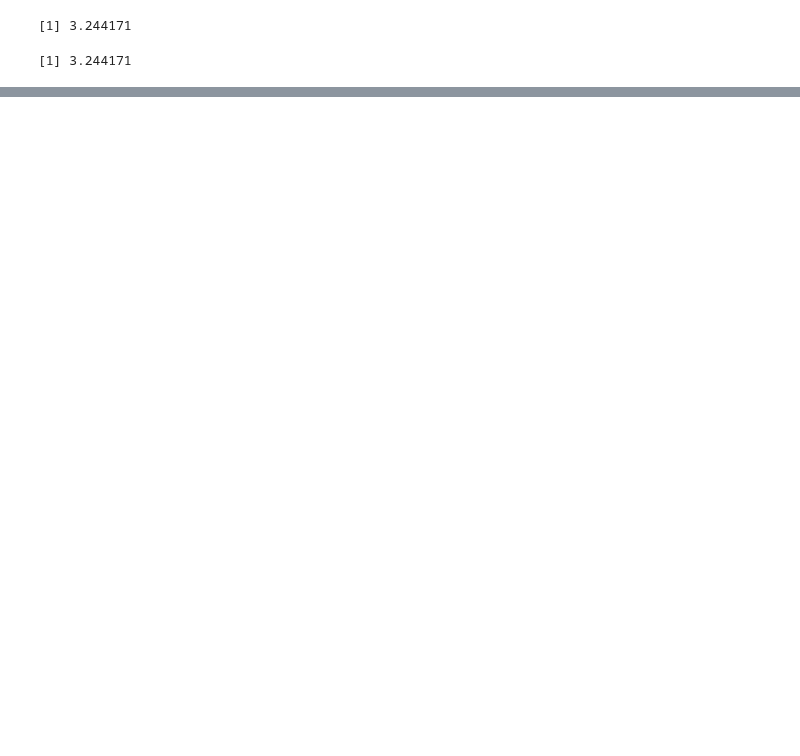
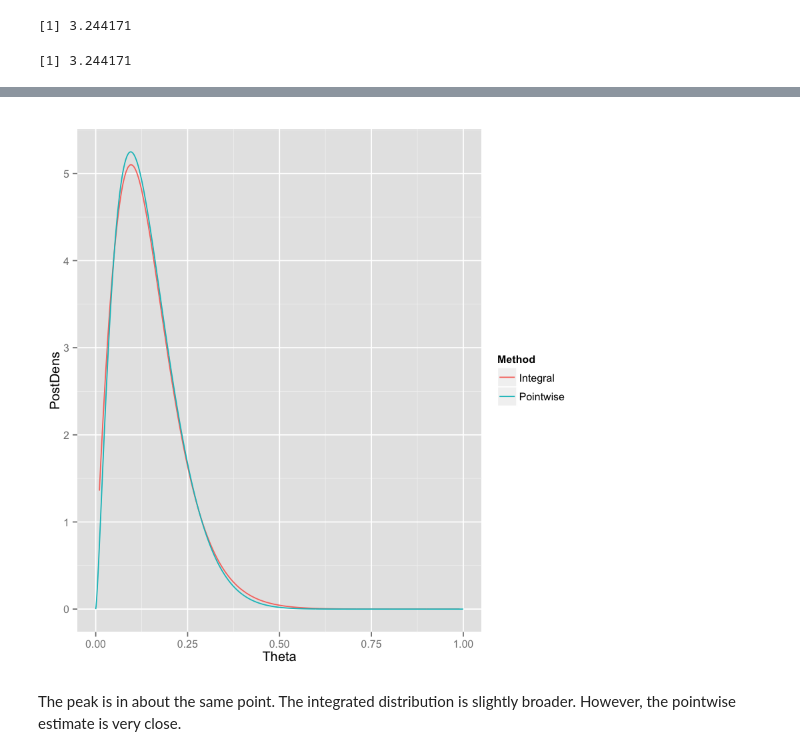
Before and after one commit to mdekstrand/rat-tumors, a Jupyter notebook: RatTumors.ipynb, the cells around one changed output, grey strips where cells are left out. Saved outputs shown, nothing was run; the diff lists cells and outputs as text; code cells hidden in the pictures; blank space fills up the shorter version.

```diff
--- a/RatTumors.ipynb
+++ b/RatTumors.ipynb
@@ -310,3 +336,5 @@ thetas.frame$PostDens = theta.post(thetas.frame$Theta)
+# %%
+thetas.frame = thetas.frame %>% mutate(PostDens=PostDens/sum(PostDens * 0.001))
 # %%
 ggplot(thetas.frame) +
     aes(x=Theta, y=PostDens) +
@@ -315,0 +352,3 @@ ggplot(thetas.frame) +
+# %%
+thetas.frame$CumDens = cumsum(thetas.frame$PostDens) / sum(thetas.frame$PostDens)
+summary(thetas.frame)
@@ -315,0 +363,4 @@ ggplot(thetas.frame) +
+# %%
+theta.ci.indexes = c(which(thetas.frame$CumDens >= 0.025)[1],
+                     which(thetas.frame$CumDens >= 0.975)[1])
+thetas.frame$Theta[theta.ci.indexes]
@@ -315,0 +373,13 @@ ggplot(thetas.frame) +
+# %%
+theta.post.merged = rbind(
+    (theta.post.point %>% mutate(Method='Pointwise')),
+    (thetas.frame %>% select(Theta, PostDens) %>% mutate(Method='Integral'))
+)
+# %%
+ggplot(theta.post.merged) +
+    aes(x=Theta, y=PostDens, color=Method) +
+    geom_line()
+# %% [output]
+[figure, added]
+# %% [markdown]
+The peak is in about the same point. The integrated distribution is slightly broader.  However, the pointwise estimate is very close.
```
Also changed, not shown: parts of 17 cells of this notebook.
